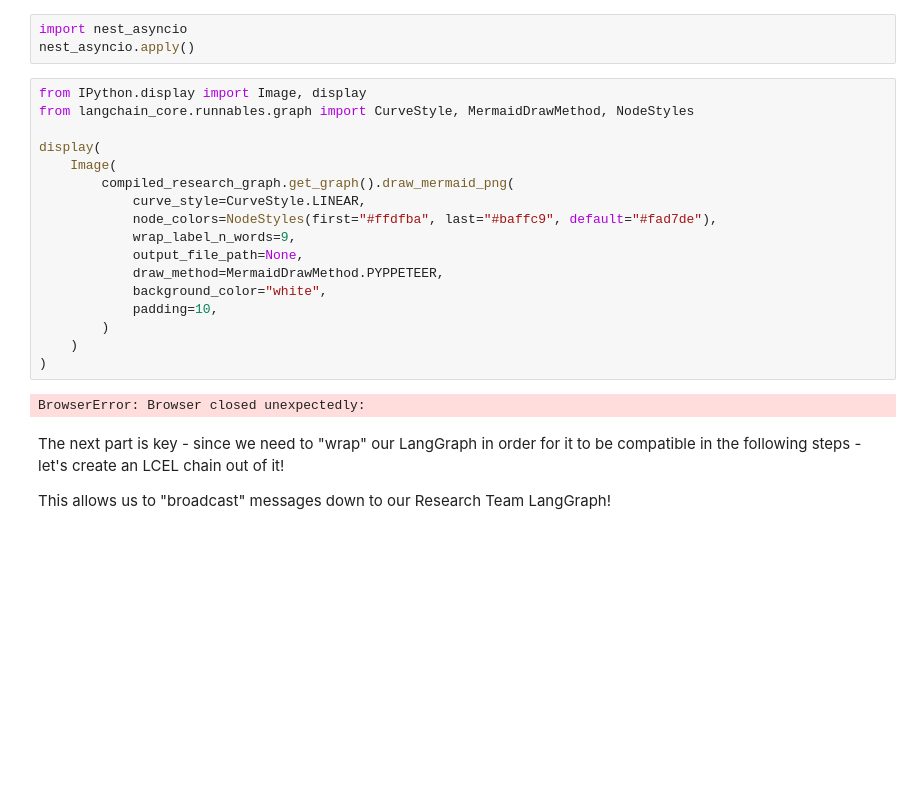
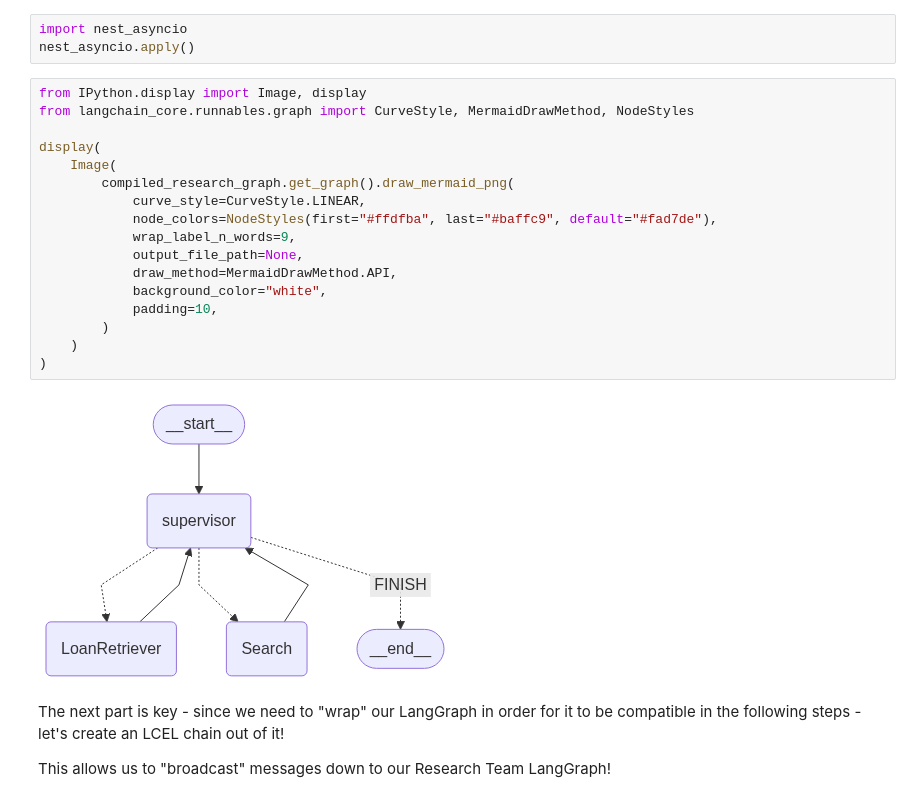
Before and after one commit to rchallapilla/AIE7, a Jupyter notebook: 06_Multi_Agent_with_LangGraph/Multi_Agent_RAG_LangGraph.ipynb, the cells around one changed output. Cells and saved outputs as stored; diff of their text form; blank space fills up the shorter version.

```diff
--- a/06_Multi_Agent_with_LangGraph/Multi_Agent_RAG_LangGraph.ipynb
+++ b/06_Multi_Agent_with_LangGraph/Multi_Agent_RAG_LangGraph.ipynb
@@ -457,22 +457,22 @@ nest_asyncio.apply()
 # %%
 from IPython.display import Image, display
 from langchain_core.runnables.graph import CurveStyle, MermaidDrawMethod, NodeStyles
 
 display(
     Image(
         compiled_research_graph.get_graph().draw_mermaid_png(
             curve_style=CurveStyle.LINEAR,
             node_colors=NodeStyles(first="#ffdfba", last="#baffc9", default="#fad7de"),
             wrap_label_n_words=9,
             output_file_path=None,
-            draw_method=MermaidDrawMethod.PYPPETEER,
+            draw_method=MermaidDrawMethod.API,
             background_color="white",
             padding=10,
         )
     )
 )
 # %% [output]
-BrowserError: Browser closed unexpectedly:
+[figure, added]
 # %% [markdown]
 The next part is key - since we need to "wrap" our LangGraph in order for it to be compatible in the following steps - let's create an LCEL chain out of it!
 
```
Also changed, not shown: parts of 6 cells of this notebook, 3 other files.
